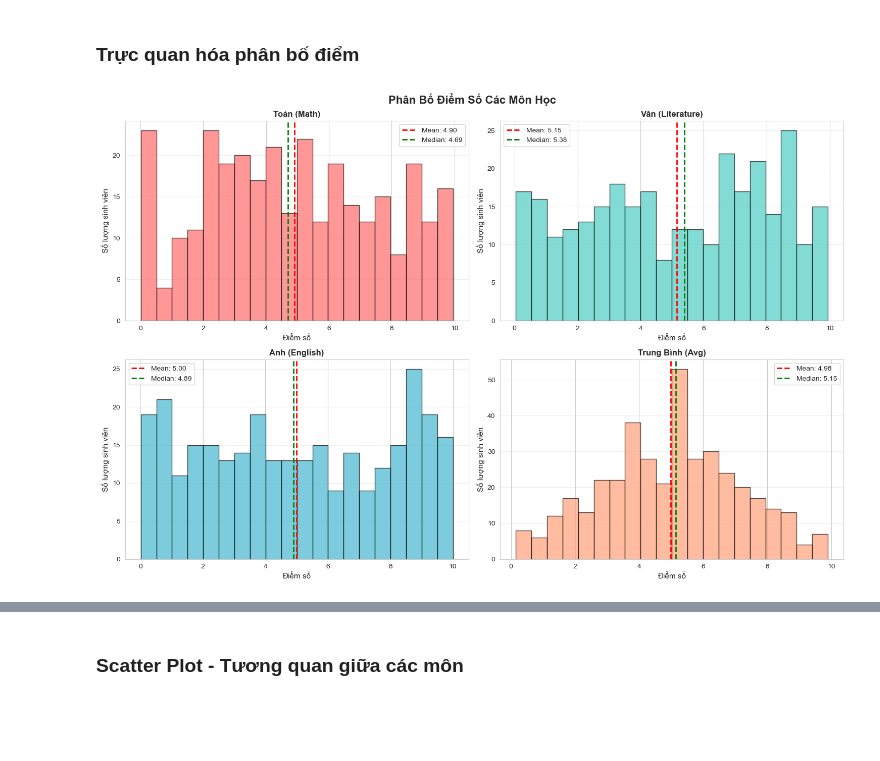
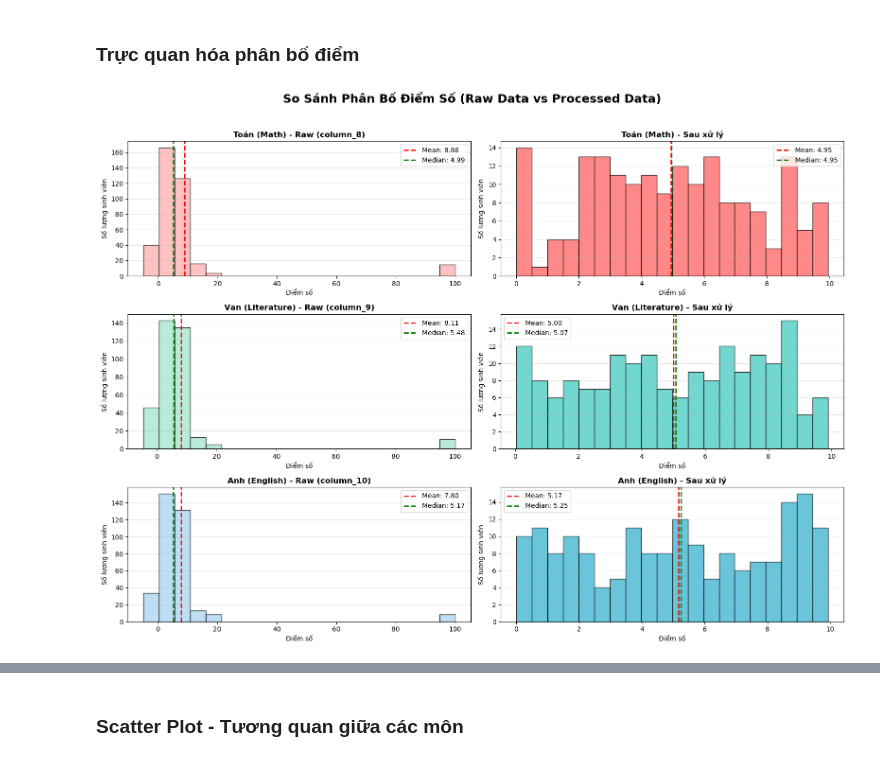
Before and after one commit to ZgsNat/PPR501_SP26_MSA36_Final_Project, a Jupyter notebook: backend/analysis/student_data_analysis.ipynb, the cells around one changed output, grey strips where cells are left out. Cells and saved outputs as stored; diff of their text form; code cells hidden in the pictures; blank space fills up the shorter version.

```diff
--- a/backend/analysis/student_data_analysis.ipynb
+++ b/backend/analysis/student_data_analysis.ipynb
@@ -79,7 +55,6 @@ duplicated_ids = df[df['ID'].duplicated(keep=False)]
 if len(duplicated_ids) > 0:
     print(f"Phát hiện {len(duplicated_ids)} ID bị trùng")
     df = df.drop_duplicates(subset=['ID'], keep='first')
-    cleaning_log.append(f"Đã xóa {len(duplicated_ids)} dòng bị trùng ID")
 else:
     print("Không có ID bị trùng")
 
@@ -88,7 +63,6 @@ rows_before = len(df)
 df = df.dropna(how='all')
 rows_removed = rows_before - len(df)
 if rows_removed > 0:
-    cleaning_log.append(f"Đã xóa {rows_removed} dòng toàn bộ NaN")
-
+    print(f"Đã xóa {rows_removed} dòng toàn bộ giá trị là NaN")
 print(f"Dữ liệu sau khi xử lý cấu trúc: {df.shape}")
 # %% [output]
@@ -403,12 +402,0 @@ Name: Avg, dtype: float64
-# %%
-# In log quá trình làm sạch
-print("=" * 70)
-print("TÓNG TẮT QUÁ TRÌNH LÀM SẠCH DỮ LIỆU")
-print("=" * 70)
-print(f"\nSố dòng ban đầu: {len(df_raw)}")
-print(f"Số dòng sau làm sạch: {len(df)}")
-print(f"Số dòng đã xóa: {len(df_raw) - len(df)}")
-print(f"\nChi tiết các thao tác:")
-for i, log in enumerate(cleaning_log, 1):
-    print(f"  {i}. {log}")
-print("=" * 70)
@@ -585,8 +550,10 @@ def classify_performance(avg):
         return 'Trung bình'
     elif avg < 8:
         return 'Khá'
+    elif avg < 9:
+        return 'Giỏi'
     else:
-        return 'Giỏi'
+        return 'Xuất sắc'
 
 df['Performance'] = df['Avg'].apply(classify_performance)
 
@@ -606,28 +573,61 @@ for category in ['Yếu', 'Trung bình', 'Khá', 'Giỏi']:
 # %% [markdown]
 ### Trực quan hóa phân bố điểm
 # %%
-# Histogram cho các môn học
-fig, axes = plt.subplots(2, 2, figsize=(15, 10))
-fig.suptitle('Phân Bố Điểm Số Các Môn Học', fontsize=16, fontweight='bold')
+# So sánh phân bố điểm số
+raw_to_processed = {
+    'column_8': 'Math',
+    'column_9': 'Literature',
+    'column_10': 'Eng'
+}
 
-subjects = ['Math', 'Literature', 'Eng', 'Avg']
-colors = ['#FF6B6B', '#4ECDC4', '#45B7D1', '#FFA07A']
-titles = ['Toán (Math)', 'Văn (Literature)', 'Anh (English)', 'Trung Bình (Avg)']
+titles = {
+    'Math': 'Toán (Math)',
+    'Literature': 'Văn (Literature)',
+    'Eng': 'Anh (English)'
+}
 
-for i, (subject, color, title) in enumerate(zip(subjects, colors, titles)):
-    ax = axes[i // 2, i % 2]
-    ax.hist(df[subject].dropna(), bins=20, color=color, alpha=0.7, edgecolor='black')
-    ax.axvline(df[subject].mean(), color='red', linestyle='--', linewidth=2, label=f'Mean: {df[subject].mean():.2f}')
-    ax.axvline(df[subject].median(), color='green', linestyle='--', linewidth=2, label=f'Median: {df[subject].median():.2f}')
-    ax.set_xlabel('Điểm số', fontsize=11)
-    ax.set_ylabel('Số lượng sinh viên', fontsize=11)
-    ax.set_title(title, fontsize=12, fontweight='bold')
-    ax.legend()
-    ax.grid(axis='y', alpha=0.3)
+colors_raw = ['#FFB3B3', '#A8E6CF', '#AED6F1']
+colors_processed = ['#FF6B6B', '#4ECDC4', '#45B7D1']
 
-plt.tight_layout()
+fig, axes = plt.subplots(len(raw_to_processed), 2, figsize=(16, 12))
+fig.suptitle('So Sánh Phân Bố Điểm Số (Raw Data vs Processed Data)',
+             fontsize=18, fontweight='bold')
+
+for i, (raw_col, proc_col) in enumerate(raw_to_processed.items()):
+
+    # ===== RAW DATA =====
+    raw_data = df_raw[raw_col].dropna()
+    ax_raw = axes[i, 0]
+
+    ax_raw.hist(raw_data, bins=20, color=colors_raw[i], alpha=0.8, edgecolor='black')
+    ax_raw.axvline(raw_data.mean(), color='red', linestyle='--', linewidth=2,
+                   label=f'Mean: {raw_data.mean():.2f}')
+    ax_raw.axvline(raw_data.median(), color='green', linestyle='--', linewidth=2,
+                   label=f'Median: {raw_data.median():.2f}')
+
+    ax_raw.set_title(f"{titles[proc_col]} - Raw ({raw_col})", fontsize=12, fontweight='bold')
+    ax_raw.set_xlabel('Điểm số')
+    ax_raw.set_ylabel('Số lượng sinh viên')
+    ax_raw.legend()
+    ax_raw.grid(axis='y', alpha=0.3)
+
+    # ===== PROCESSED DATA =====
+    proc_data = df[proc_col].dropna()
+    ax_proc = axes[i, 1]
+
+    ax_proc.hist(proc_data, bins=20, color=colors_processed[i], alpha=0.8, edgecolor='black')
+    ax_proc.axvline(proc_data.mean(), color='red', linestyle='--', linewidth=2,
+                    label=f'Mean: {proc_data.mean():.2f}')
+    ax_proc.axvline(proc_data.median(), color='green', linestyle='--', linewidth=2,
+                    label=f'Median: {proc_data.median():.2f}')
+
+    ax_proc.set_title(f"{titles[proc_col]} - Sau xử lý", fontsize=12, fontweight='bold')
+    ax_proc.set_xlabel('Điểm số')
+    ax_proc.set_ylabel('Số lượng sinh viên')
+    ax_proc.legend()
+    ax_proc.grid(axis='y', alpha=0.3)
+
+plt.tight_layout(rect=[0, 0, 1, 0.96])
 plt.show()
-
-print("\n✓ Đã vẽ histogram phân bố điểm các môn học")
 # %% [output]
-[figure, old version]
+[figure, new version]
```
Also changed, not shown: parts of 62 cells of this notebook, 1 other file.
